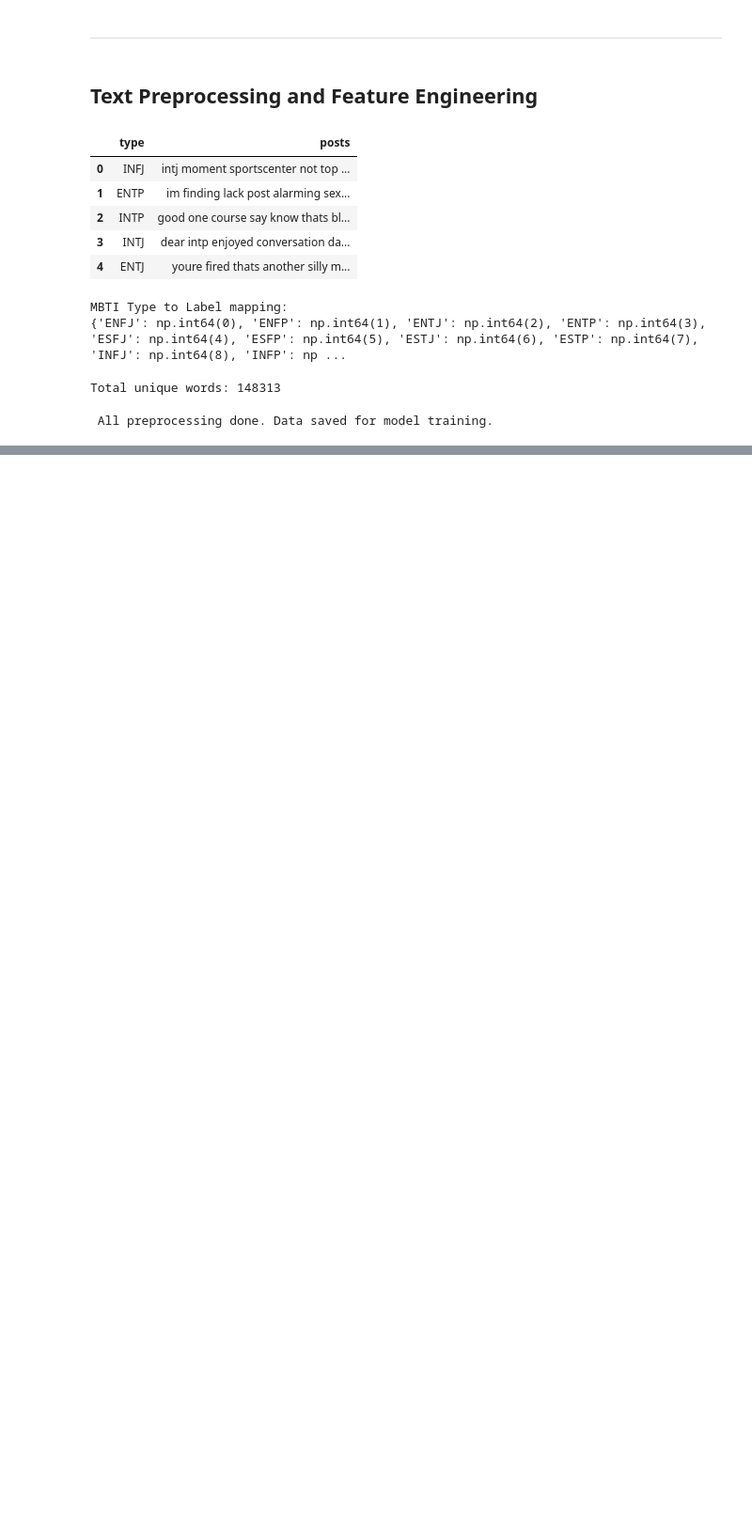
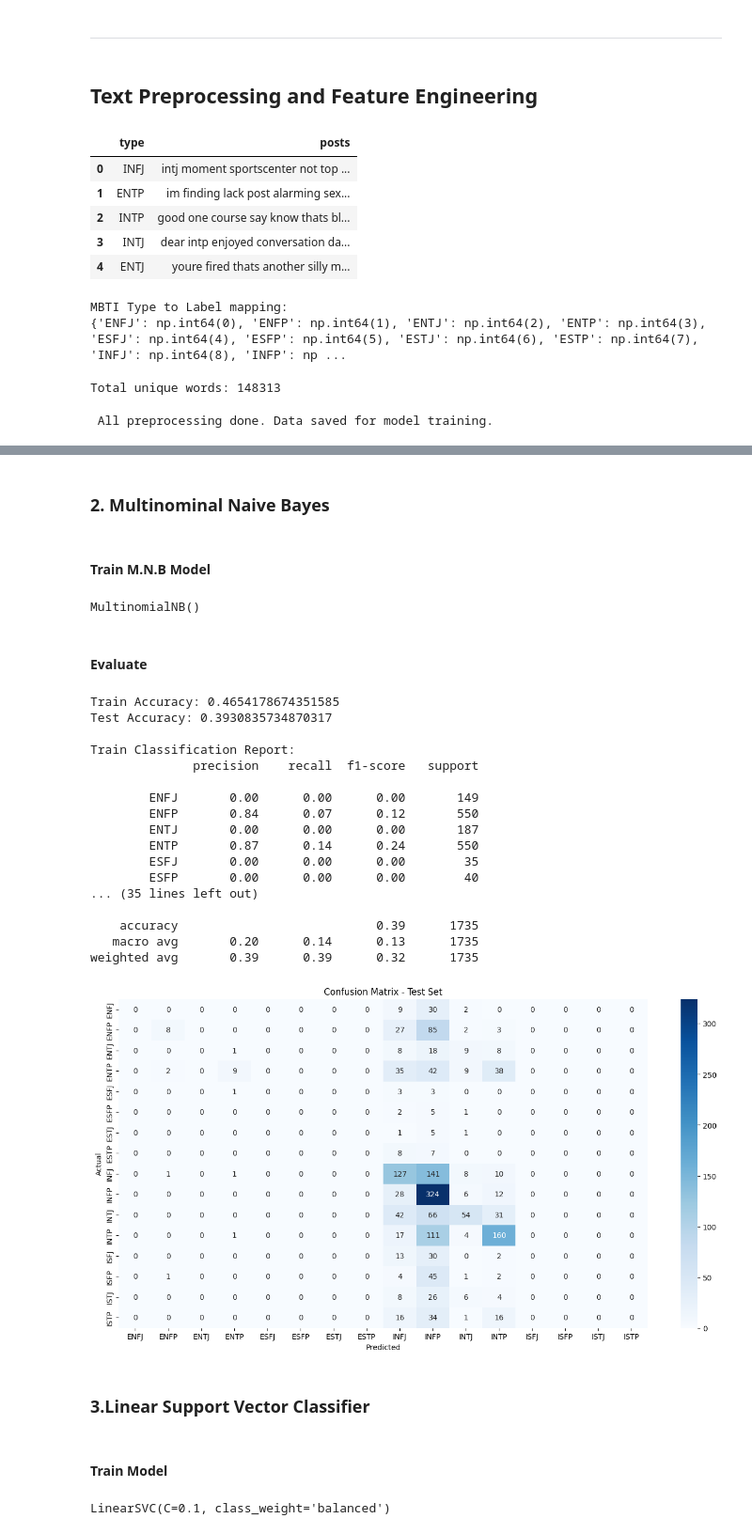
Before and after one commit to Ersatz-xD/VibeSnitch-AI, a Jupyter notebook: notebooks/data_cleaning_preprocessing.ipynb, the cells around one changed output, grey strips where cells are left out. Shown at 94% size. Cells and saved outputs as stored; diff of their text form; code cells hidden in the pictures; blank space fills up the shorter version.

```diff
--- a/notebooks/data_cleaning_preprocessing.ipynb
+++ b/notebooks/data_cleaning_preprocessing.ipynb
@@ -283,0 +326,45 @@ print(" All preprocessing done. Data saved for model training.")
+# %% [markdown]
+### 2. Multinominal Naive Bayes
+# %% [markdown]
+#### Train M.N.B Model
+# %%
+from sklearn.naive_bayes import MultinomialNB
+
+model_mnb = MultinomialNB()
+model_mnb.fit(X_train, y_train)
+# %% [output]
+MultinomialNB()
+# %% [markdown]
+#### Evaluate
+# %%
+evaluate_model(model_mnb, X_train, y_train, X_test, y_test, label_encoder)
+# %% [output]
+Train Accuracy: 0.4654178674351585
+Test Accuracy: 0.3930835734870317
+
+Train Classification Report:
+              precision    recall  f1-score   support
+
+        ENFJ       0.00      0.00      0.00       149
+        ENFP       0.84      0.07      0.12       550
+        ENTJ       0.00      0.00      0.00       187
+        ENTP       0.87      0.14      0.24       550
+        ESFJ       0.00      0.00      0.00        35
+        ESFP       0.00      0.00      0.00        40
+... (35 lines left out)
+
+    accuracy                           0.39      1735
+   macro avg       0.20      0.14      0.13      1735
+weighted avg       0.39      0.39      0.32      1735
+[figure, added]
+# %% [markdown]
+### 3.Linear Support Vector Classifier
+# %% [markdown]
+#### Train Model
+# %%
+from sklearn.svm import LinearSVC
+
+model_svc = LinearSVC(class_weight='balanced', C=0.1)
+model_svc.fit(X_train, y_train)
+# %% [output]
+LinearSVC(C=0.1, class_weight='balanced')
```
Also changed, not shown: parts of 15 cells of this notebook.
